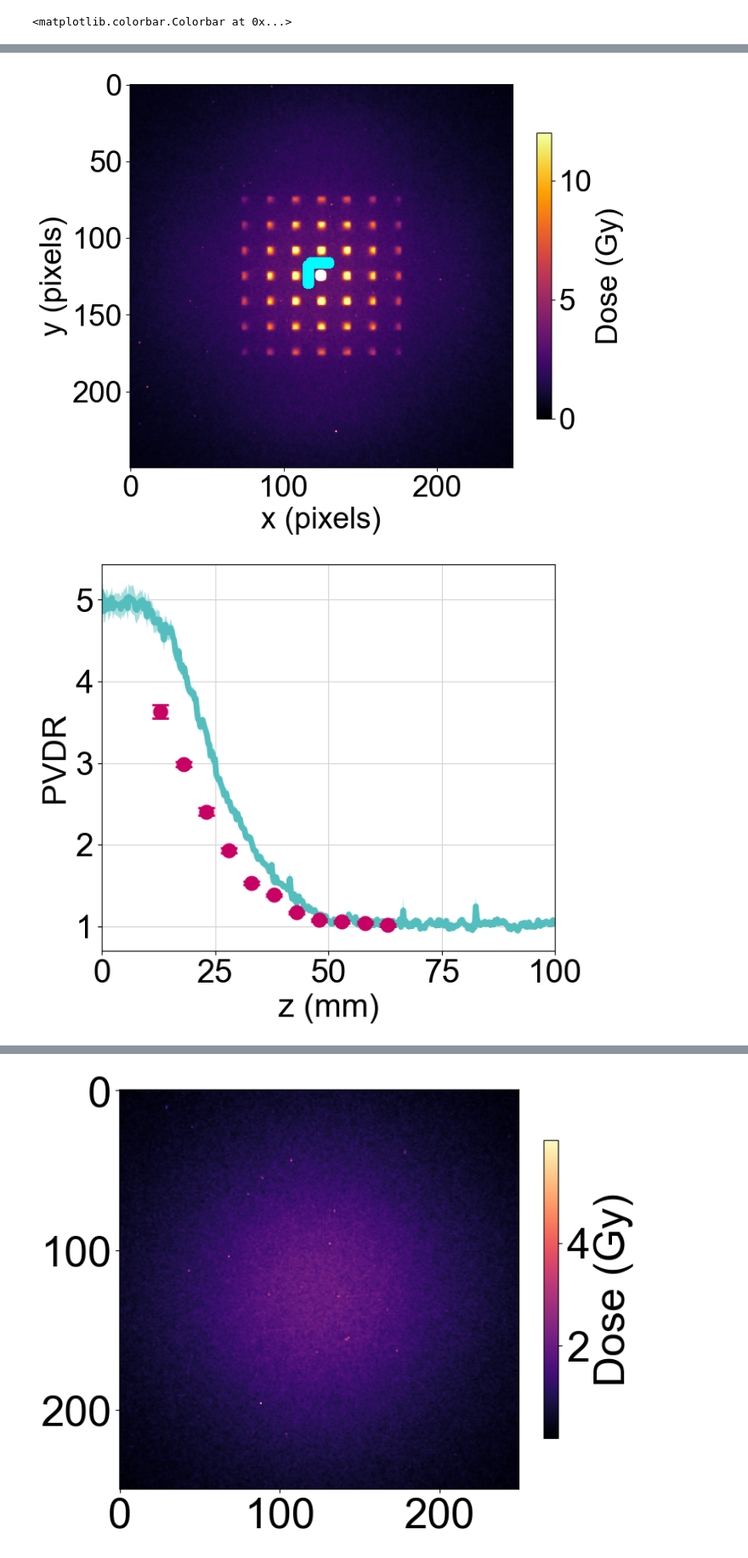
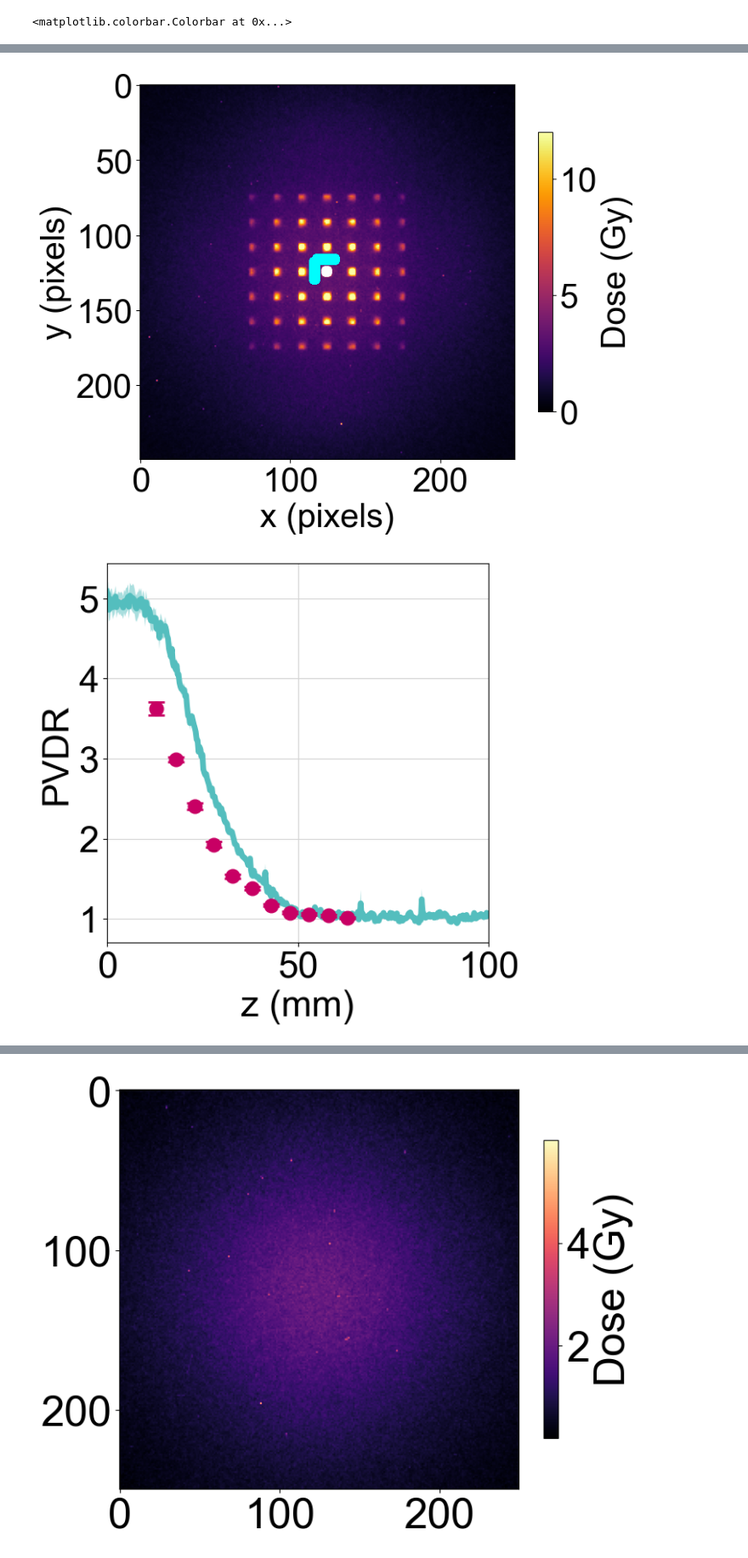
Before and after one commit to NathanClements2000/MedPhysAndSchool, a Jupyter notebook: CLEAR-Thesis/Read SFRT clear_GRID_waterphantom-newsims.ipynb, the cells around one changed output, grey strips where cells are left out. Shown at 85% size. Saved outputs shown, nothing was run; the diff lists cells and outputs as text; code cells hidden in the pictures.

```diff
--- a/CLEAR-Thesis/Read SFRT clear_GRID_waterphantom-newsims.ipynb
+++ b/CLEAR-Thesis/Read SFRT clear_GRID_waterphantom-newsims.ipynb
@@ -59,9 +59,10 @@ matplotlib.rcParams['axes.prop_cycle'] = matplotlib.cycler(color=["#54bebe","#c8
 
 font = {'family' : 'Arial',
         'weight' : 'normal',
-        'size'   : 28}
+        'size'   : 32}
 
 matplotlib.rc('font', **font)
+
 
 E=200
 x=np.arange(0,250)*0.1
@@ -116,7 +117,7 @@ pvdr_std=np.sqrt((np.array(peaks_std)/np.array(peaks))**2+(np.array(valleys_std)
 
 gridfilm=np.load('D:Desktop/thesis/'+str(E)+'MeV.npy',allow_pickle=True)
 filmlocs=np.arange(13,63+1,5)
-figure(2,figsize=(7,6))
+figure(2,figsize=(6,6))
 plt.plot(z,pvdr,lw=5,label='Simulation')
 plt.fill_between(z,pvdr-pvdr_std,pvdr+pvdr_std,alpha=0.5)
 plt.errorbar(filmlocs,gridfilm[5],yerr=gridfilm[6],fmt='o',label='Film',markersize=12,capsize=7,capthick=2)
@@ -126,8 +127,9 @@ plt.ylabel('PVDR')
 plt.xlim(0,100)
 #plt.legend()
 #l4 = plt.legend(bbox_to_anchor=(0, 1.02, 1, 0.2), loc="lower left", mode="expand", borderaxespad=0, ncol=2)
+#plt.tight_layout()
 
-figure(3,figsize=(7,6))
+figure(3,figsize=(6,6))
 plt.plot(z,peaks,lw=5,label='MC')
 plt.fill_between(z,peaks-peaks_std,peaks+peaks_std,alpha=0.5)
 plt.errorbar(filmlocs,gridfilm[1]*(2.73e-8),yerr=gridfilm[2]*(2.73e-8),fmt='o',label='Film',markersize=12,capsize=7,capthick=2)
@@ -136,8 +138,9 @@ plt.xlabel('z (mm)')
 plt.ylabel('CAX dose (Gy)')
 plt.legend()
 plt.xlim(0,100)
+#plt.tight_layout()
 
-figure(4,figsize=(7,6))
+figure(4,figsize=(6,6))
 plt.plot(z,valleys,lw=5,label='Simul.')
 plt.fill_between(z,valleys-valleys_std,valleys+valleys_std,alpha=0.5)
 plt.errorbar(filmlocs,np.array(gridfilm[7])*(2.73e-8),yerr=np.array(gridfilm[8])*(2.73e-8),fmt='o',label='Films',markersize=12,capsize=7,capthick=2)
@@ -146,6 +149,7 @@ plt.xlabel('z (mm)')
 plt.ylabel('Valley dose (Gy)')
 #plt.legend()
 plt.xlim(0,100)
+#plt.tight_layout()
 
 # np.save('D:Desktop/thesis/grid1d_y1.npy',np.mean(GRID[52,124-100:124+100,123:126],axis=1))
 # np.save('D:Desktop/thesis/grid1d_y2.npy',np.mean(GRID[252,124-100:124+100,123:126],axis=1))
@@ -178,2 +182,2 @@ plt.colorbar()
-[figure, old version]
+[figure, new version]
-[figure, old version]
+[figure, new version]
```
Also changed, not shown: parts of 1 cell of this notebook, 2 other files.
